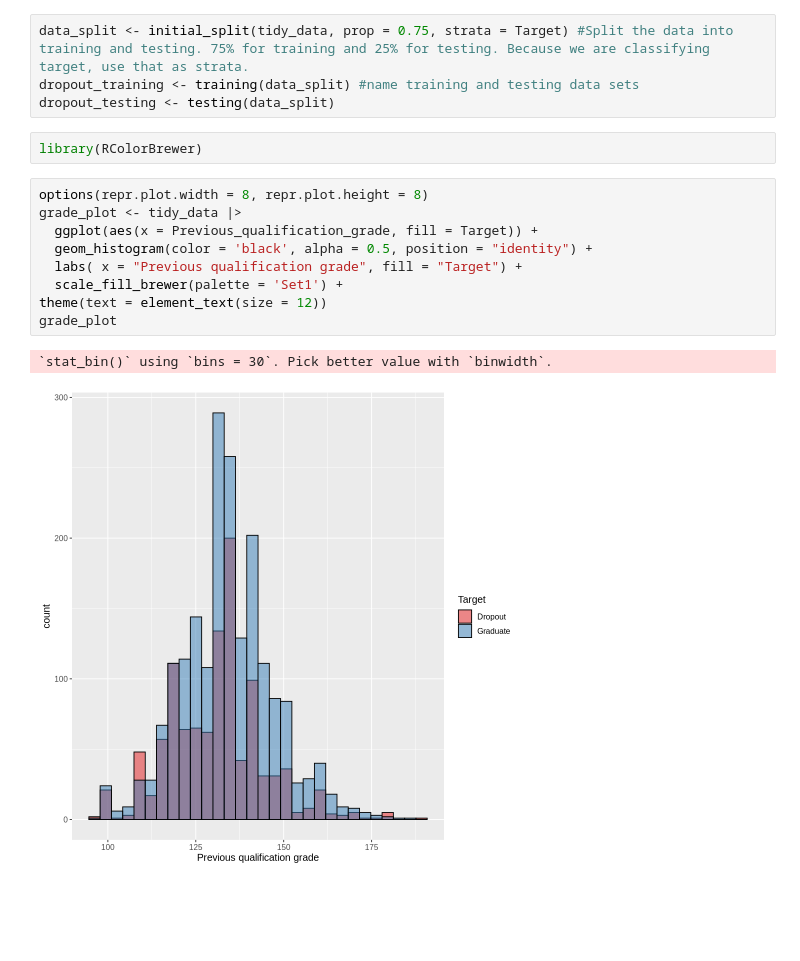
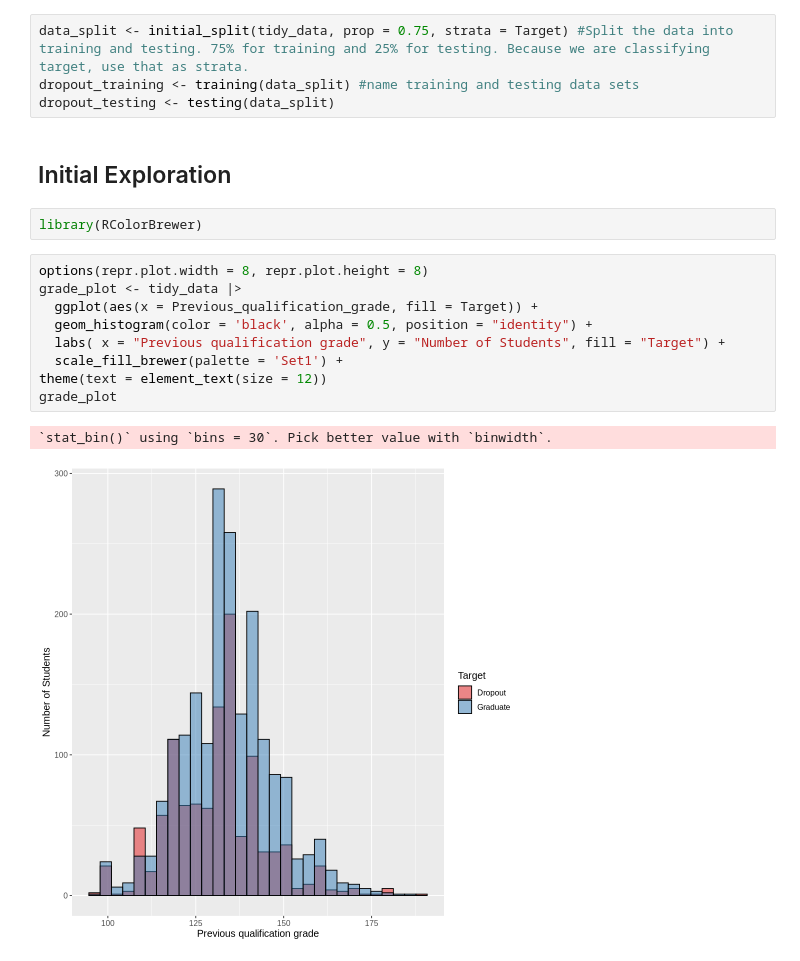
Before and after one commit to jternier/dsci_100_project, a Jupyter notebook: tidy_data/tidy_data.ipynb, the cells around one changed output. Cells and saved outputs as stored; diff of their text form; blank space fills up the shorter version.

```diff
--- a/tidy_data/tidy_data.ipynb
+++ b/tidy_data/tidy_data.ipynb
@@ -87,20 +89,22 @@ A tibble: 6 × 4
 data_split <- initial_split(tidy_data, prop = 0.75, strata = Target) #Split the data into training and testing. 75% for training and 25% for testing. Because we are classifying target, use that as strata.
 dropout_training <- training(data_split) #name training and testing data sets
 dropout_testing <- testing(data_split)
+# %% [markdown]
+## Initial Exploration
 # %%
 library(RColorBrewer)
 # %%
 options(repr.plot.width = 8, repr.plot.height = 8)
 grade_plot <- tidy_data |>
   ggplot(aes(x = Previous_qualification_grade, fill = Target)) +
   geom_histogram(color = 'black', alpha = 0.5, position = "identity") +
-  labs( x = "Previous qualification grade", fill = "Target") +
+  labs( x = "Previous qualification grade", y = "Number of Students", fill = "Target") +
   scale_fill_brewer(palette = 'Set1') +
 theme(text = element_text(size = 12))
 grade_plot
 # %% [output]
 `stat_bin()` using `bins = 30`. Pick better value with `binwidth`.
-[figure, old version]
+[figure, new version]
 # %%
 options(repr.plot.width = 8, repr.plot.height = 8)
 grade_plot <- tidy_data |>
```
Also changed, not shown: parts of 6 cells of this notebook.
